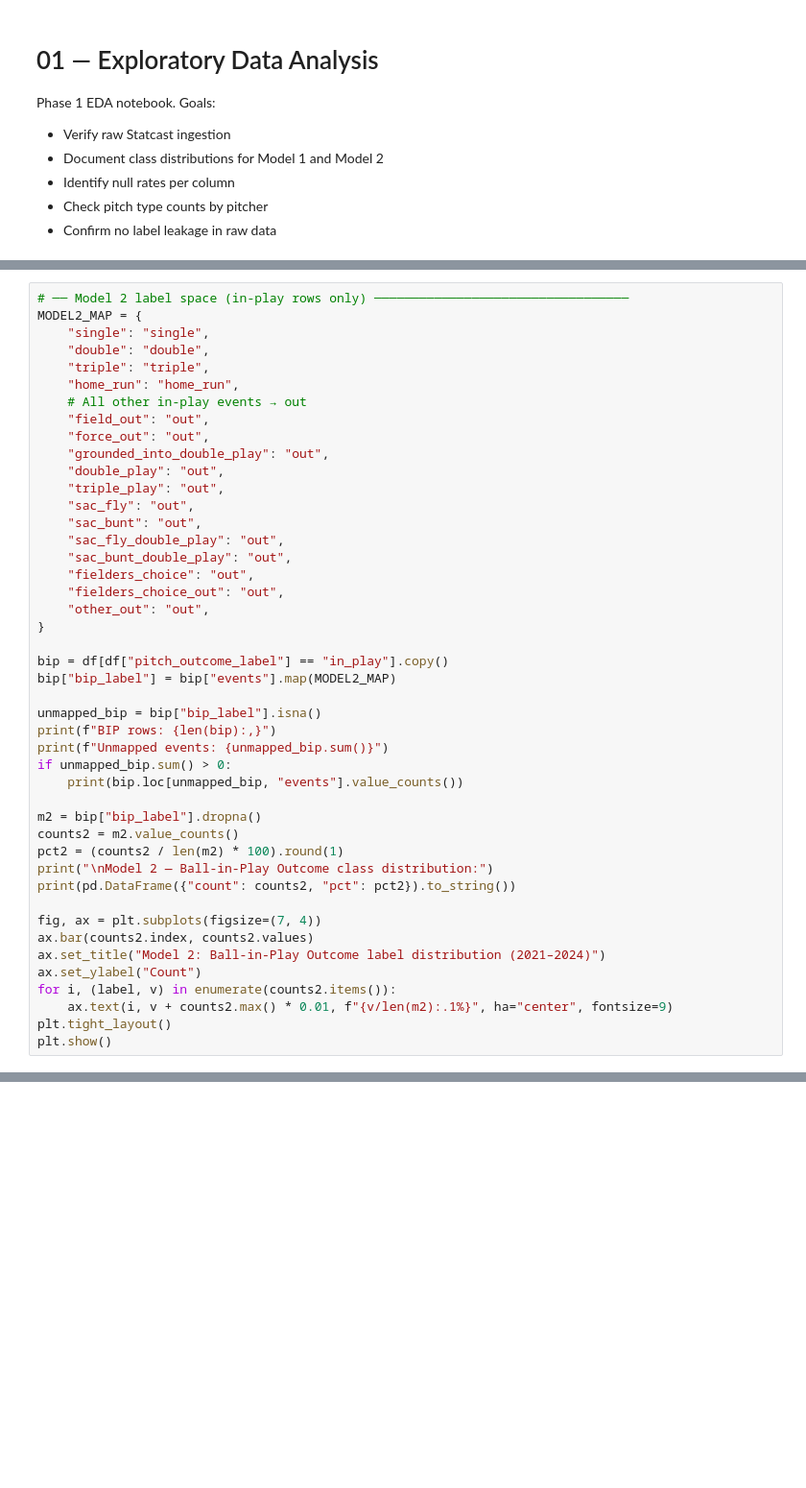
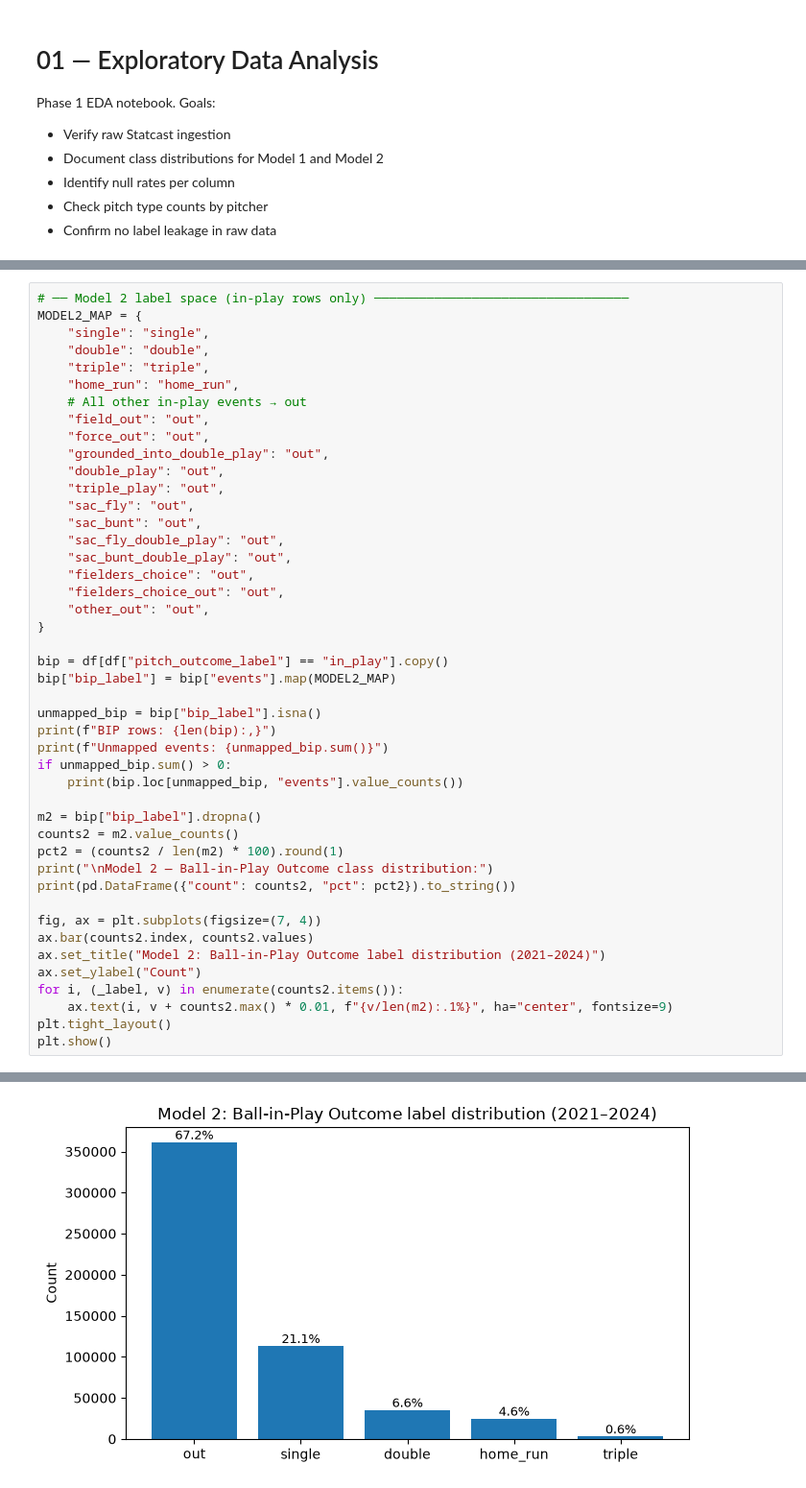
Before and after one commit to rnjstnswo/baseball-pitch-simulator, a Jupyter notebook: notebooks/01_eda.ipynb, the cells around one changed output, grey strips where cells are left out. Shown at 96% size. Drawn from its saved outputs; the diff is of its cells as text; blank space fills up the shorter version.

```diff
--- a/notebooks/01_eda.ipynb
+++ b/notebooks/01_eda.ipynb
@@ -136,7 +181,8 @@ fig, ax = plt.subplots(figsize=(7, 4))
 ax.bar(counts2.index, counts2.values)
 ax.set_title("Model 2: Ball-in-Play Outcome label distribution (2021–2024)")
 ax.set_ylabel("Count")
-for i, (label, v) in enumerate(counts2.items()):
+for i, (_label, v) in enumerate(counts2.items()):
     ax.text(i, v + counts2.max() * 0.01, f"{v/len(m2):.1%}", ha="center", fontsize=9)
 plt.tight_layout()
 plt.show()
+# %% [output]
@@ -143,3 +204,4 @@ plt.show()
+[figure, added]
 # %%
 # ── Model 1: Class distribution ─────────────────────────────────────────────
 m1 = df["pitch_outcome_label"].dropna()
```
Also changed, not shown: parts of 7 cells of this notebook, 11 other files.
